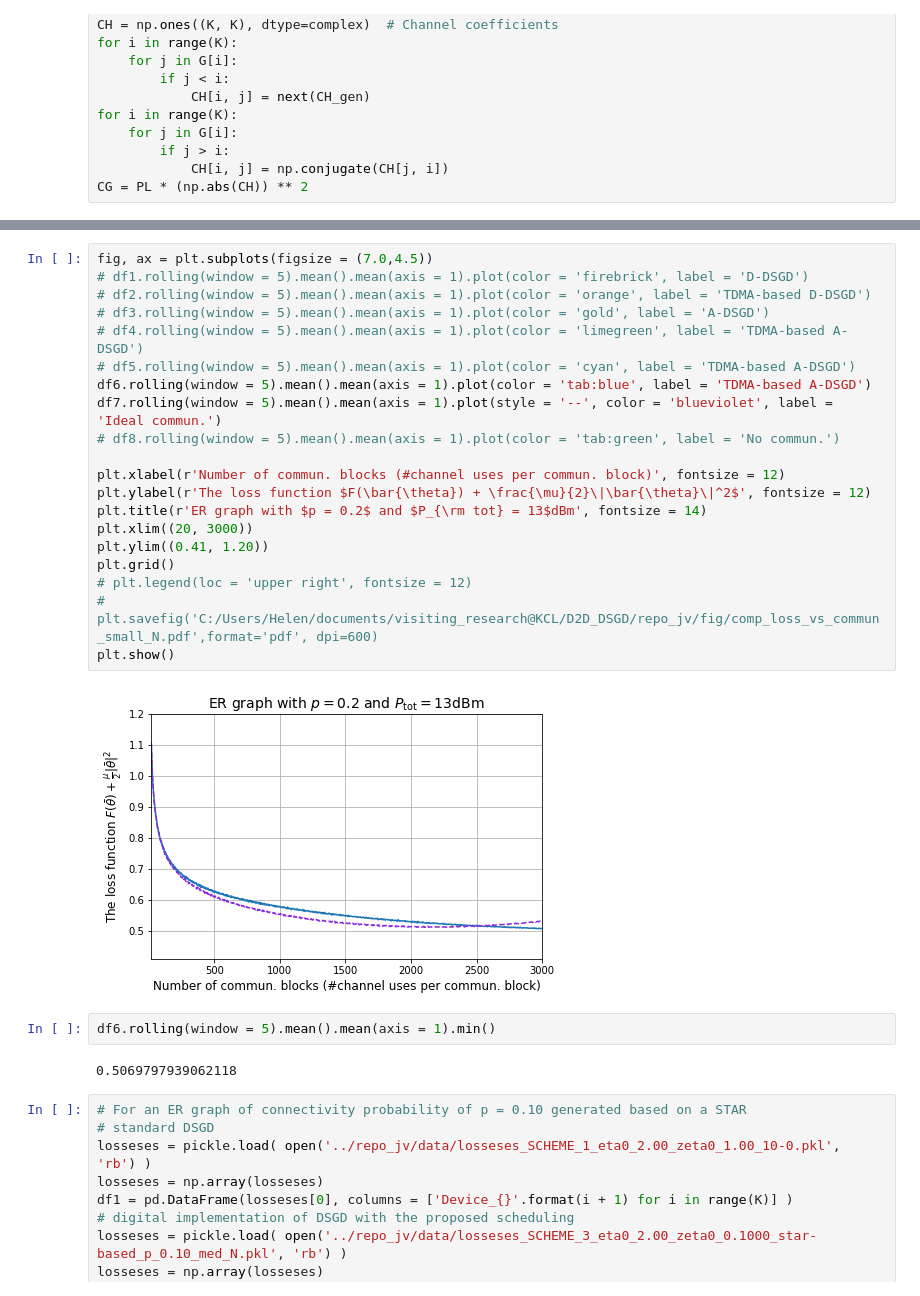
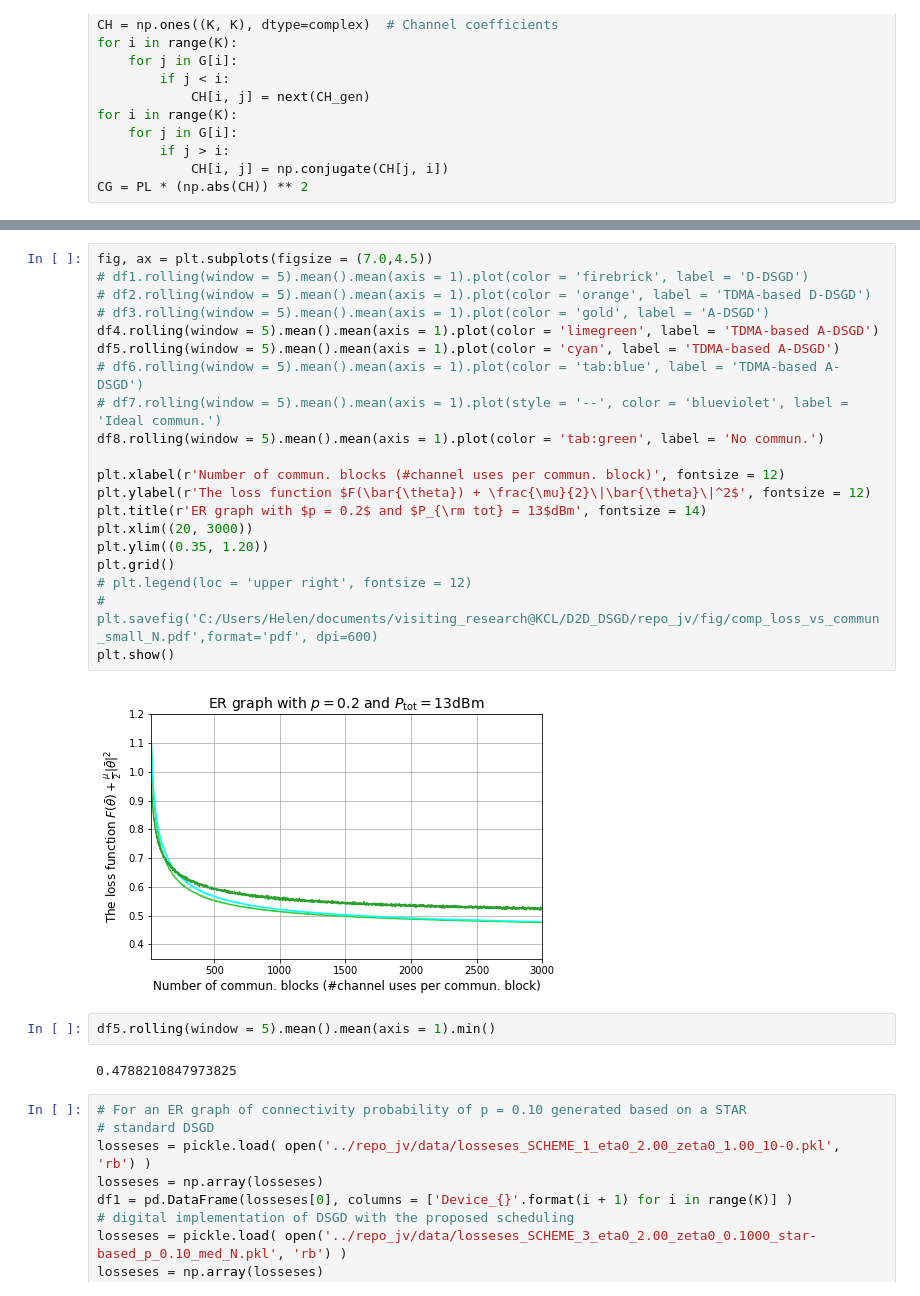
Before and after one commit to Fuzzy-Face/JSAC_FL, a Jupyter notebook: temp.ipynb, the cells around one changed output, grey strips where cells are left out. Cells and saved outputs as stored; diff of their text form.

```diff
--- a/temp.ipynb
+++ b/temp.ipynb
@@ -160,29 +160,29 @@ df7 = pd.DataFrame(losseses[0], columns = ['Device_{}'.format(i + 1) for i in ra
 # %%
 fig, ax = plt.subplots(figsize = (7.0,4.5))
 # df1.rolling(window = 5).mean().mean(axis = 1).plot(color = 'firebrick', label = 'D-DSGD')
 # df2.rolling(window = 5).mean().mean(axis = 1).plot(color = 'orange', label = 'TDMA-based D-DSGD')
 # df3.rolling(window = 5).mean().mean(axis = 1).plot(color = 'gold', label = 'A-DSGD')
-# df4.rolling(window = 5).mean().mean(axis = 1).plot(color = 'limegreen', label = 'TDMA-based A-DSGD')
-# df5.rolling(window = 5).mean().mean(axis = 1).plot(color = 'cyan', label = 'TDMA-based A-DSGD')
-df6.rolling(window = 5).mean().mean(axis = 1).plot(color = 'tab:blue', label = 'TDMA-based A-DSGD')
-df7.rolling(window = 5).mean().mean(axis = 1).plot(style = '--', color = 'blueviolet', label = 'Ideal commun.')
-# df8.rolling(window = 5).mean().mean(axis = 1).plot(color = 'tab:green', label = 'No commun.')
+df4.rolling(window = 5).mean().mean(axis = 1).plot(color = 'limegreen', label = 'TDMA-based A-DSGD')
+df5.rolling(window = 5).mean().mean(axis = 1).plot(color = 'cyan', label = 'TDMA-based A-DSGD')
+# df6.rolling(window = 5).mean().mean(axis = 1).plot(color = 'tab:blue', label = 'TDMA-based A-DSGD')
+# df7.rolling(window = 5).mean().mean(axis = 1).plot(style = '--', color = 'blueviolet', label = 'Ideal commun.')
+df8.rolling(window = 5).mean().mean(axis = 1).plot(color = 'tab:green', label = 'No commun.')
 
 plt.xlabel(r'Number of commun. blocks (#channel uses per commun. block)', fontsize = 12)
 plt.ylabel(r'The loss function $F(\bar{\theta}) + \frac{\mu}{2}\|\bar{\theta}\|^2$', fontsize = 12)
 plt.title(r'ER graph with $p = 0.2$ and $P_{\rm tot} = 13$dBm', fontsize = 14)
 plt.xlim((20, 3000))
-plt.ylim((0.41, 1.20))
+plt.ylim((0.35, 1.20))
 plt.grid()
 # plt.legend(loc = 'upper right', fontsize = 12)
 # plt.savefig('C:/Users/Helen/documents/visiting_research@KCL/D2D_DSGD/repo_jv/fig/comp_loss_vs_commun_small_N.pdf',format='pdf', dpi=600)
 plt.show()
 # %% [output]
-[figure, old version]
+[figure, new version]
 # %%
-df6.rolling(window = 5).mean().mean(axis = 1).min()
+df5.rolling(window = 5).mean().mean(axis = 1).min()
 # %% [output]
-0.5069797939062118
+0.4788210847973825
 # %%
 # For an ER graph of connectivity probability of p = 0.10 generated based on a STAR
 # standard DSGD
```
Also changed, not shown: parts of 1 cell of this notebook, 1 other file.
